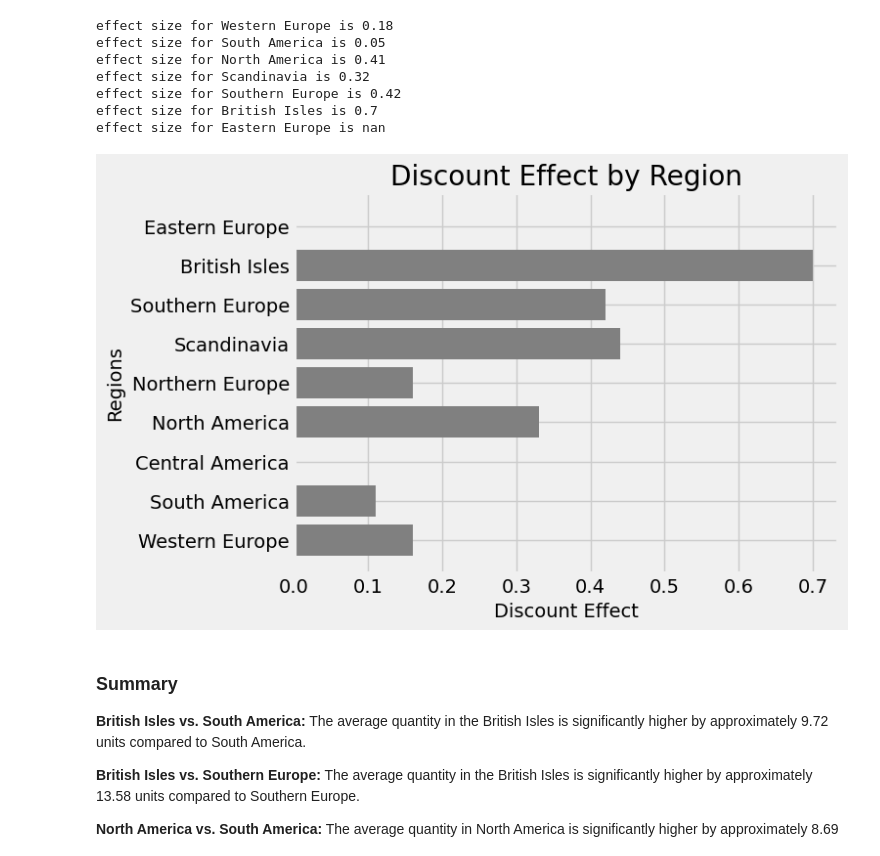
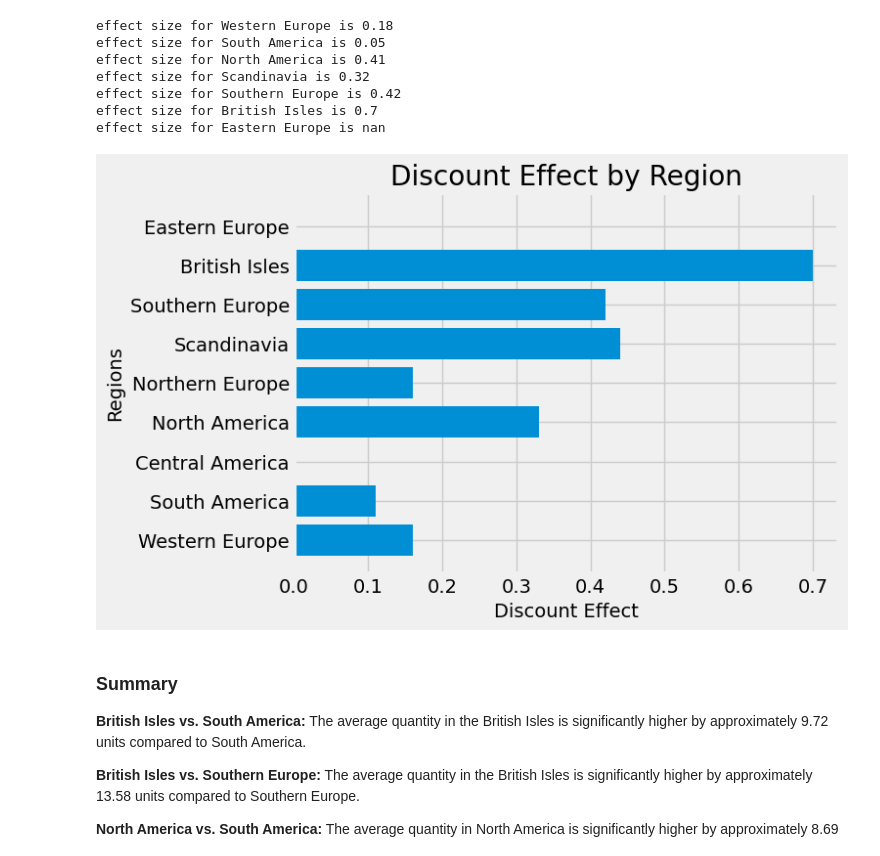
Before and after one commit to nani2357/Statistical-Analysis-on-Northwind-Sample-Database, a Jupyter notebook: Notebooks/hypothesis_testing.ipynb, the cells around one changed output. Saved outputs shown, nothing was run; the diff lists cells and outputs as text; code cells hidden in the pictures.

```diff
--- a/Notebooks/hypothesis_testing.ipynb
+++ b/Notebooks/hypothesis_testing.ipynb
@@ -994,19 +994,19 @@ effect size for Eastern Europe is nan
 # %%
 # plot d is  discount effect size by region :
 d= [0.16,0.11,0,0.33,0.16,0.44,0.42,0.7,0]
 region = ('Western Europe','South America','Central America','North America','Northern Europe','Scandinavia','Southern Europe','British Isles','Eastern Europe')
 y_pos = np.arange(len(region))
 # Create bars
-plt.barh(y_pos, d, color=('grey'))
+plt.barh(y_pos, d)
 # Create names on the x-axis
 plt.yticks(y_pos, region)
 # Show graphic
 plt.ylabel('Regions')
 plt.xlabel('Discount Effect')
 plt.title('Discount Effect by Region')
 plt.show()
 # %% [output]
-[figure, old version]
+[figure, new version]
 # %% [markdown]
 ### Summary
 
```
